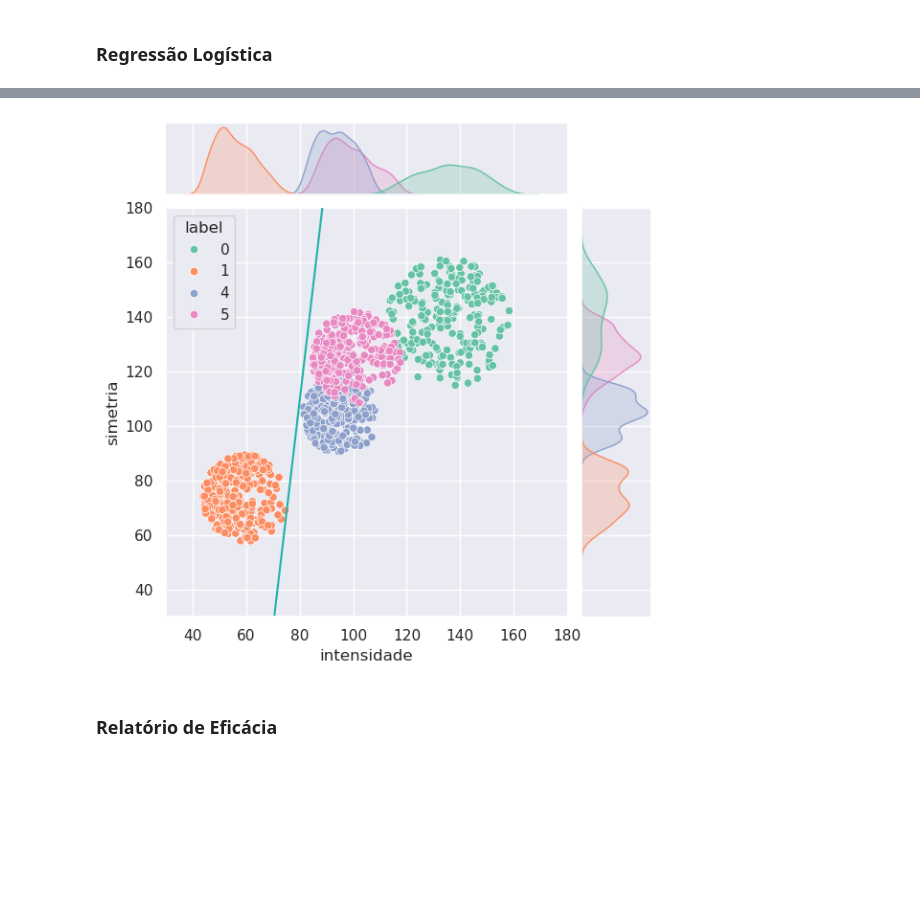
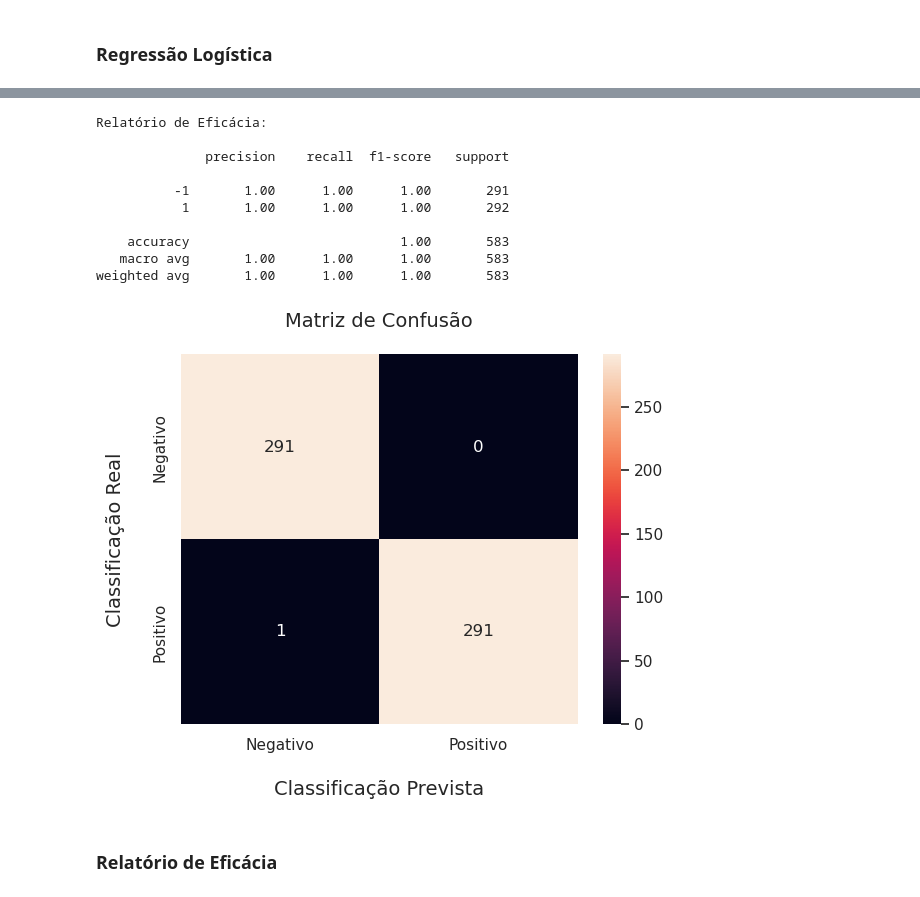
Before and after one commit to YhasmimTigre/Reconhecimento-de-D-gitos---Machine-Learning, a Jupyter notebook: Mini_Projeto.ipynb, the cells around one changed output, grey strips where cells are left out. Drawn from its saved outputs; the diff is of its cells as text; code cells hidden in the pictures; blank space fills up the shorter version.

```diff
--- a/Mini_Projeto.ipynb
+++ b/Mini_Projeto.ipynb
@@ -358,7 +260,17 @@ print(Rlog_1x5.acuracia(X = X_test_1x5, Y = y_test_1x5))
-# %%
-plot_alg (w_lista = [Rlog_w_1x5])
-# %% [output]
-[figure, removed]
+# %%
+plot_relatorio_eff (Y_pred = Rlog_1x5.predict(X = X_test_1x5), Y_real = y_test_1x5)
+# %% [output]
+Relatório de Eficácia:
+
+              precision    recall  f1-score   support
+
+          -1       1.00      1.00      1.00       291
+           1       1.00      1.00      1.00       292
+
+    accuracy                           1.00       583
+   macro avg       1.00      1.00      1.00       583
+weighted avg       1.00      1.00      1.00       583
+[figure, added]
 # %% [markdown]
 ### Relatório de Eficácia
 # %% [markdown]
```
Also changed, not shown: parts of 20 cells of this notebook, 1 other file.
